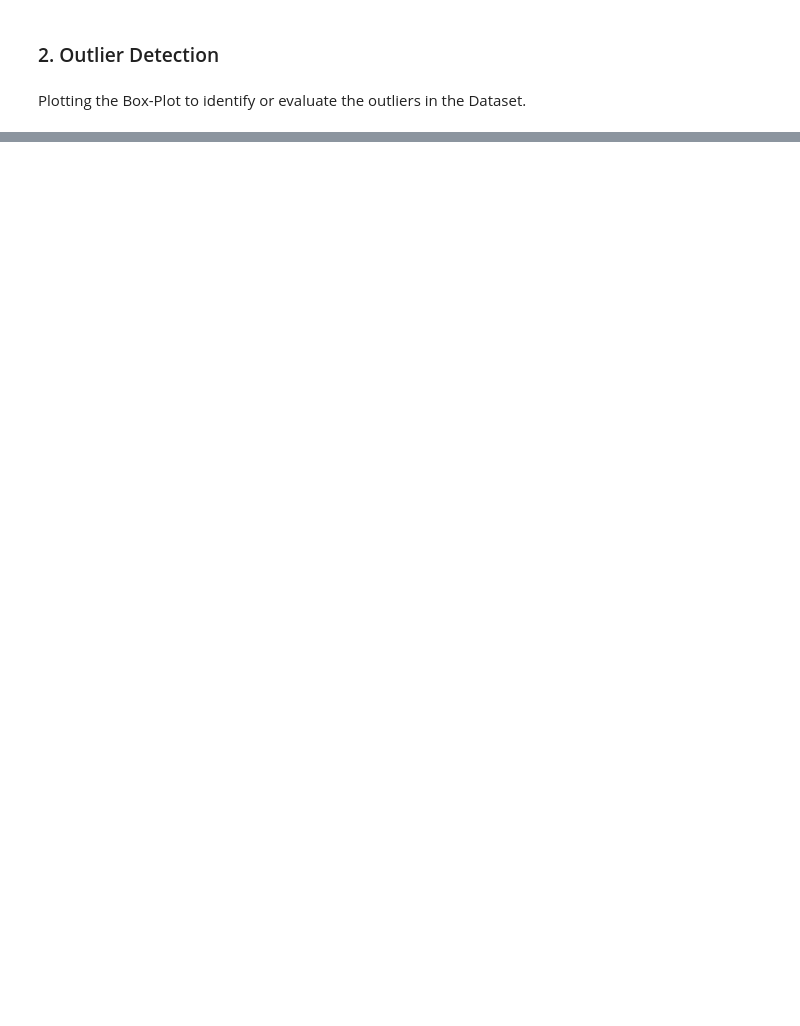
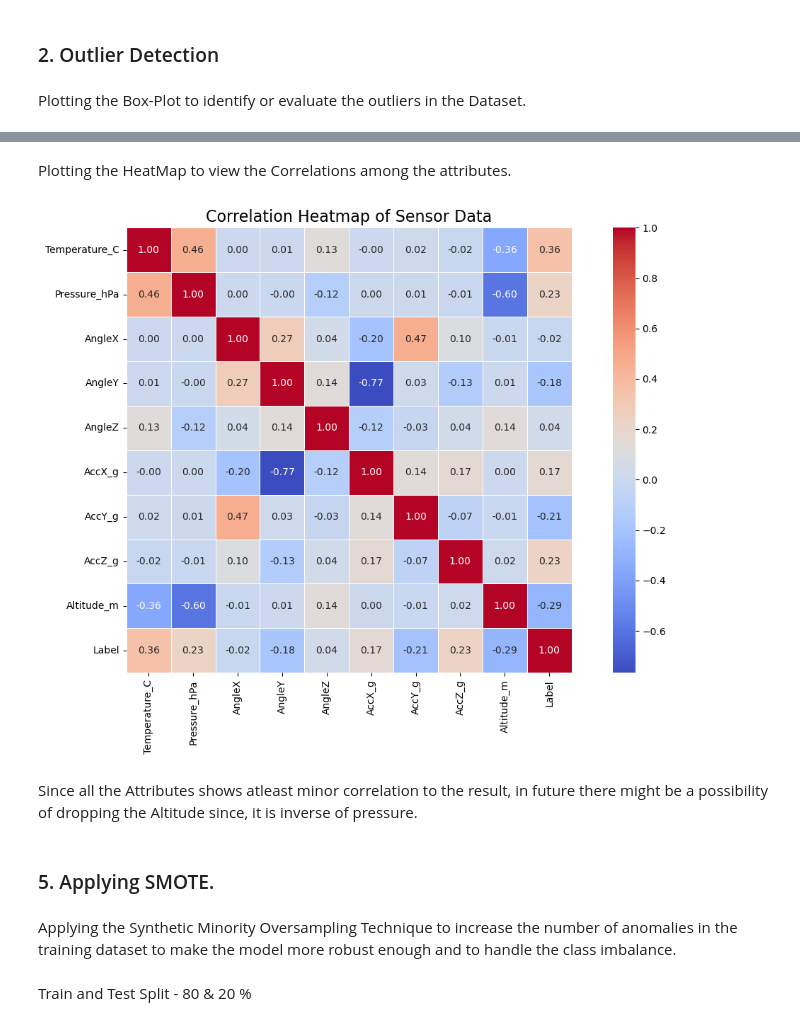
Before and after one commit to PAGADALA-MOKSHAGNA/Smart-Real-Time-Anomaly-Detection-in-IIOT, a Jupyter notebook: model.ipynb, the cells around one changed output, grey strips where cells are left out. Cells and saved outputs as stored; diff of their text form; code cells hidden in the pictures; blank space fills up the shorter version.

```diff
--- a/model.ipynb
+++ b/model.ipynb
@@ -72,0 +77,8 @@ plt.show()
+# %%
+from sklearn.preprocessing import StandardScaler, LabelEncoder
+
+le = LabelEncoder()
+data['Label'] = le.fit_transform(data['Result'].astype(str).str.strip())
+print("Classes found:", list(le.classes_))
+print("Label counts (original):")
+print(data["Label"].value_counts())
@@ -72,0 +94,6 @@ plt.show()
+# %%
+total_features = [f for f in data.columns]
+
+# we doesn't need the Date, Time, ESP_ms, and also the result to detect the Anomaly.
+excluded = ['Date', 'Time', 'ESP_ms', 'Result']
+features = [f for f in total_features if f not in excluded]
@@ -72,0 +113,28 @@ plt.show()
+# %% [markdown]
+Plotting the HeatMap to view the Correlations among the attributes.
+# %%
+corr = data[features].corr()
+# Plot heatmap
+plt.figure(figsize=(12, 8))
+sns.heatmap(
+    corr,
+    annot=True,          # show correlation values
+    fmt=".2f",           # 2 decimal places
+    cmap="coolwarm",     # color scheme
+    cbar=True,           # show color bar
+    square=True,         # square cells
+    linewidths=0.5       # grid lines
+)
+plt.title("Correlation Heatmap of Sensor Data", fontsize=16)
+plt.tight_layout()
+plt.show()
+# %% [output]
+[figure, added]
+# %% [markdown]
+Since all the Attributes shows atleast minor correlation to the result, in future there might be a possibility of dropping the Altitude since, it is inverse of pressure.
+# %% [markdown]
+### 5. Applying SMOTE.
+# %% [markdown]
+Applying the Synthetic Minority Oversampling Technique to increase the number of anomalies in the training dataset to make the model more robust enough and to handle the class imbalance.
+# %% [markdown]
+Train and Test Split - 80 & 20 %
```
Also changed, not shown: parts of 41 cells of this notebook, 7 other files.
